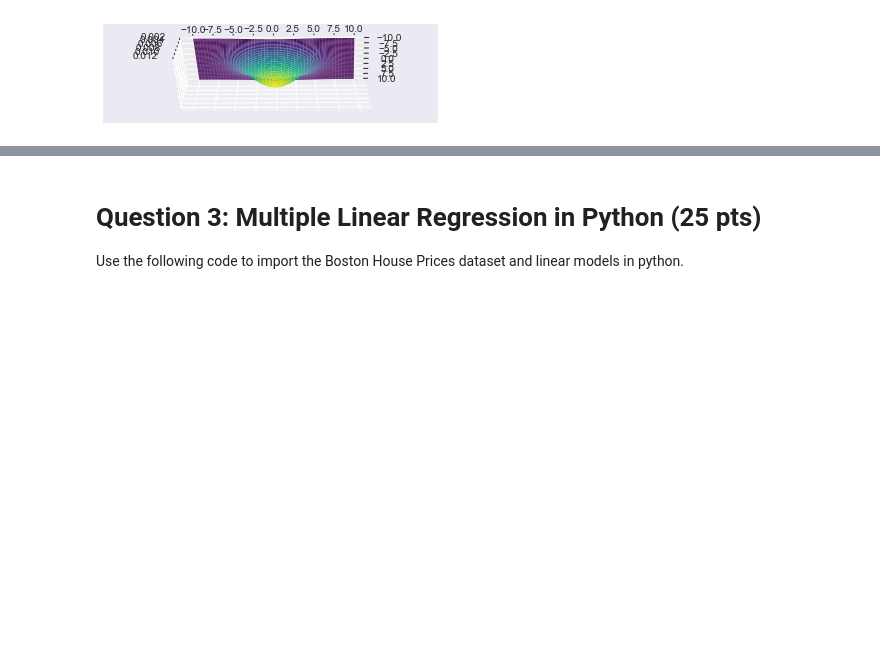
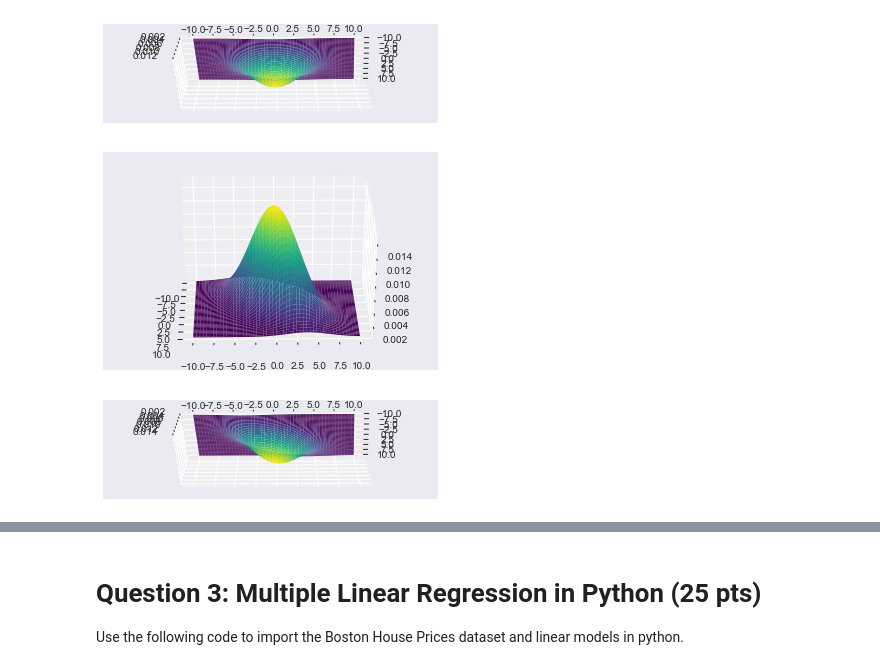
Before and after one commit to kevinjyee/DSPrinciples, a Jupyter notebook: HW1.ipynb, the cells around one changed output, grey strips where cells are left out. Saved outputs shown, nothing was run; the diff lists cells and outputs as text; code cells hidden in the pictures; blank space fills up the shorter version.

```diff
--- a/HW1.ipynb
+++ b/HW1.ipynb
@@ -130,3 +130,35 @@ for i in range(len(viewangle)):
 # %% [output]
 [figure]
 [figure]
+# %%
+#https://stackoverflow.com/questions/38698277/plot-normal-distribution-in-3d
+
+import matplotlib.pyplot as plt
+from scipy.stats import multivariate_normal
+from mpl_toolkits.mplot3d import Axes3D
+
+viewangle = [30, 120];
+for i in range(len(viewangle)):
+    fig = plt.figure()
+    ax = fig.add_subplot((i+1)*100 + 11, projection='3d')
+
+    #Set Mean and Variance
+    mean = [0,0]
+    cov = [(16, 6), (6,9)]
+
+    #Create grid and multivariate normal
+    x = np.linspace(-10,10,500)
+    y = np.linspace(-10,10,500)
+    X, Y = np.meshgrid(x,y)
+    pos = np.empty(X.shape + (2,))
+    pos[:, :, 0] = X; pos[:, :, 1] = Y
+    rv = multivariate_normal(mean, cov)
+    ax.plot_surface(X, Y, rv.pdf(pos),cmap='viridis',linewidth=0)
+
+    # rotate the axes and update
+    for angle in range(0, 360):
+        ax.view_init(viewangle[i], angle)
+        plt.draw()
+# %% [output]
+[figure, added]
+[figure, added]
```
Also changed, not shown: parts of 8 cells of this notebook.
